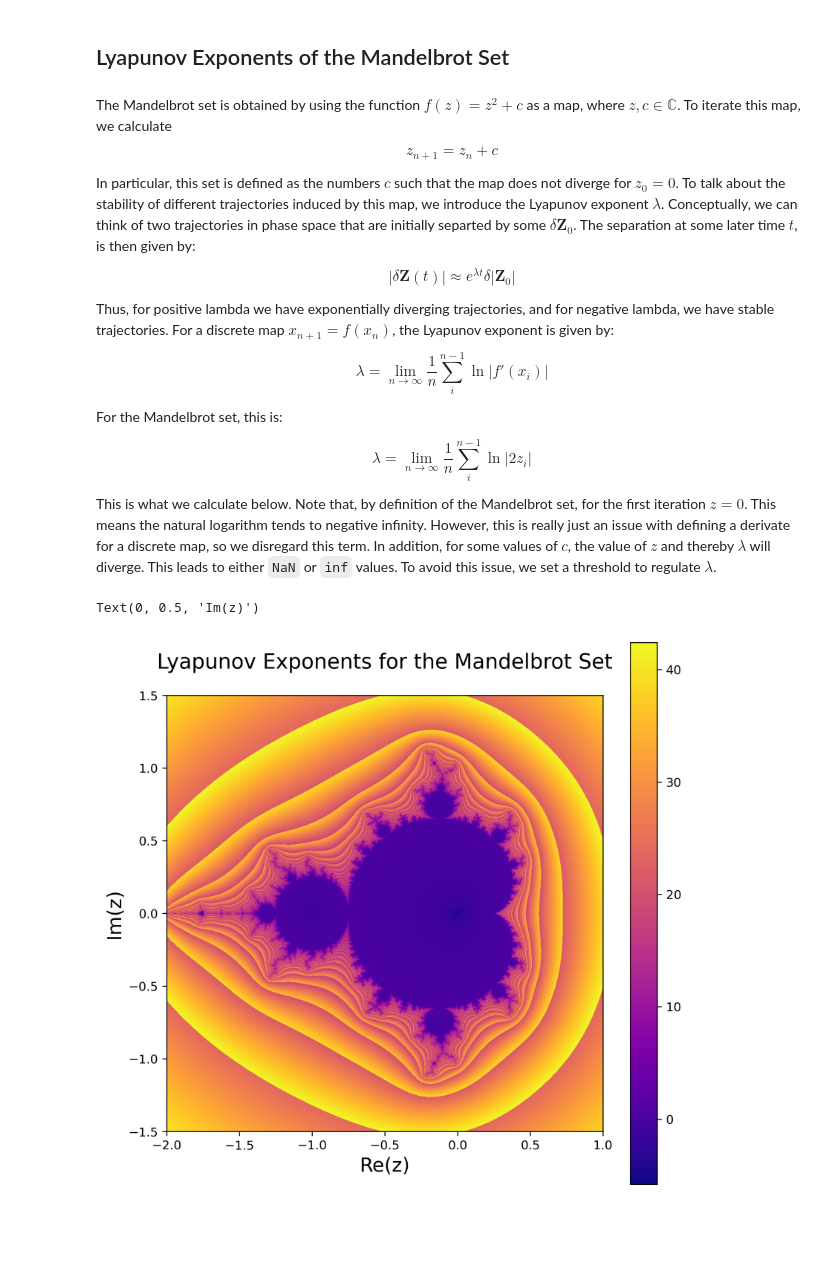
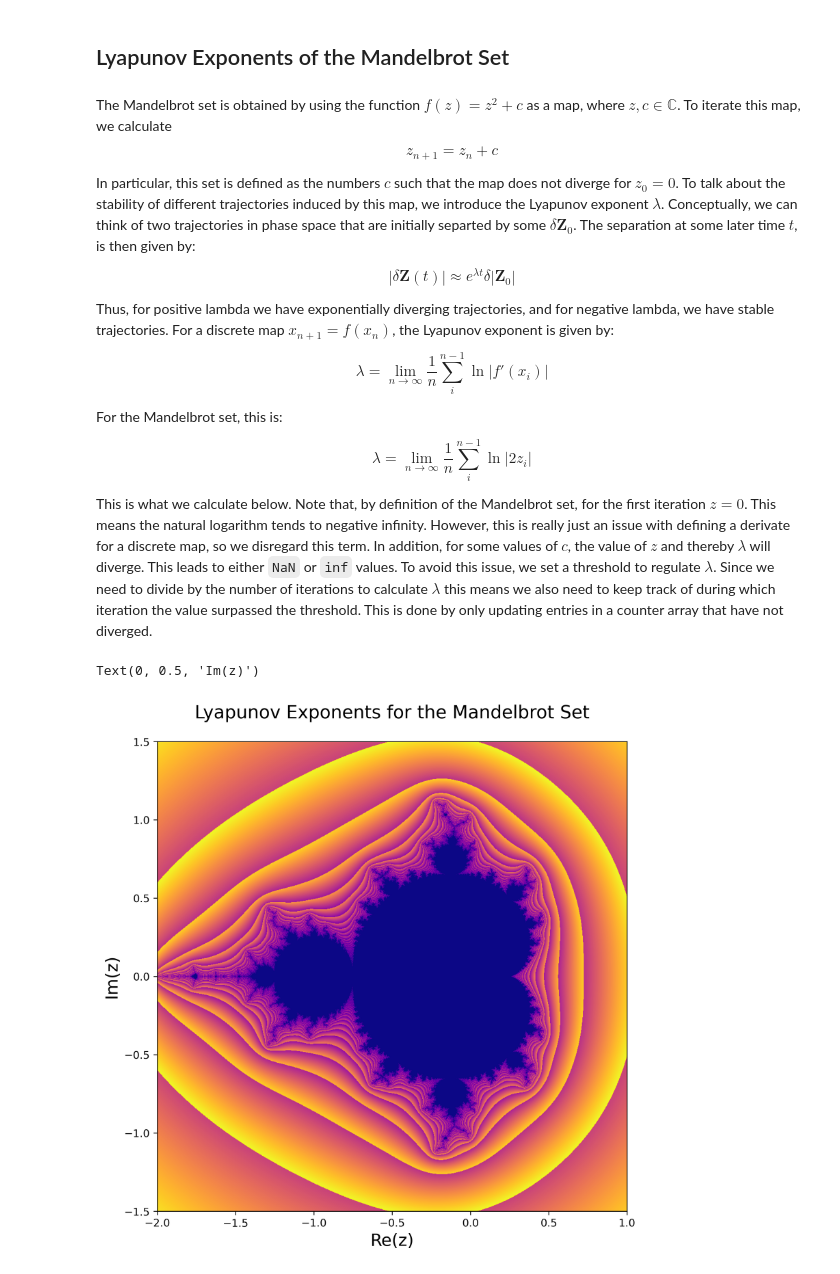
Before and after one commit to ravikoka/rcphy, a Jupyter notebook: hw1_lyapunov.ipynb, the cells around one changed output. Cells and saved outputs as stored; diff of their text form; code cells hidden in the pictures; blank space fills up the shorter version.

```diff
--- a/hw1_lyapunov.ipynb
+++ b/hw1_lyapunov.ipynb
@@ -19,7 +19,7 @@ For the Mandelbrot set, this is:
 
 $$\lambda = \lim_{n \to \infty} \frac{1}{n} \sum_i^{n-1} \ln |2 z_i|$$
 
-This is what we calculate below. Note that, by definition of the Mandelbrot set, for the first iteration $z=0$. This means the natural logarithm tends to negative infinity. However, this is really just an issue with defining a derivate for a discrete map, so we disregard this term. In addition, for some values of $c$, the value of $z$ and thereby $\lambda$ will diverge. This leads to either `NaN` or `inf` values. To avoid this issue, we set a threshold to regulate $\lambda$.
+This is what we calculate below. Note that, by definition of the Mandelbrot set, for the first iteration $z=0$. This means the natural logarithm tends to negative infinity. However, this is really just an issue with defining a derivate for a discrete map, so we disregard this term. In addition, for some values of $c$, the value of $z$ and thereby $\lambda$ will diverge. This leads to either `NaN` or `inf` values. To avoid this issue, we set a threshold to regulate $\lambda$. Since we need to divide by the number of iterations to calculate $\lambda$ this means we also need to keep track of during which iteration the value surpassed the threshold. This is done by only updating entries in a counter array that have not diverged.
 # %%
 def compute_lyapunov_exponents(x_range, y_range, Npts=1000, max_iter=1000, threshold=1e100):
     '''
@@ -75,16 +75,15 @@ lyapunov = compute_lyapunov_exponents(x_range, y_range)
 # %%
 fig, ax = plt.subplots(figsize=(8, 8), dpi=300)
 
 im = ax.imshow(lyapunov.T,
           extent=[*x_range, *y_range],
           cmap='plasma',
           origin='lower',
-          vmin=lyapunov.min(), vmax=lyapunov.max())
+          vmin=-lyapunov.min(), vmax=lyapunov.max())
 
-fig.colorbar(im, ax=ax, orientation='vertical')
 ax.set_title('Lyapunov Exponents for the Mandelbrot Set', fontsize=17, pad=22)
 ax.set_xlabel('Re(z)', fontsize=16)
 ax.set_ylabel('Im(z)', fontsize=16)
 # %% [output]
 Text(0, 0.5, 'Im(z)')
-[figure, old version]
+[figure, new version]
```
